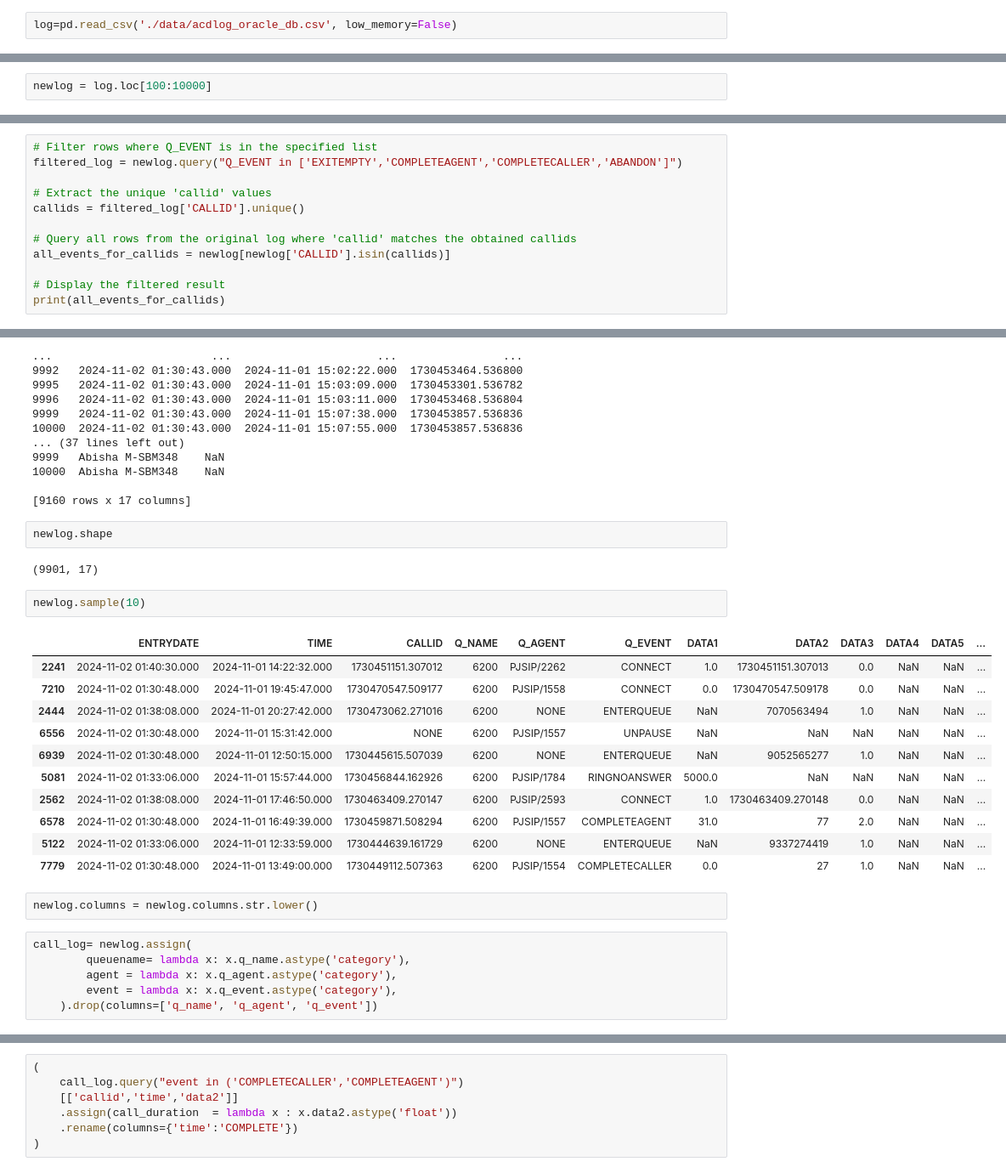
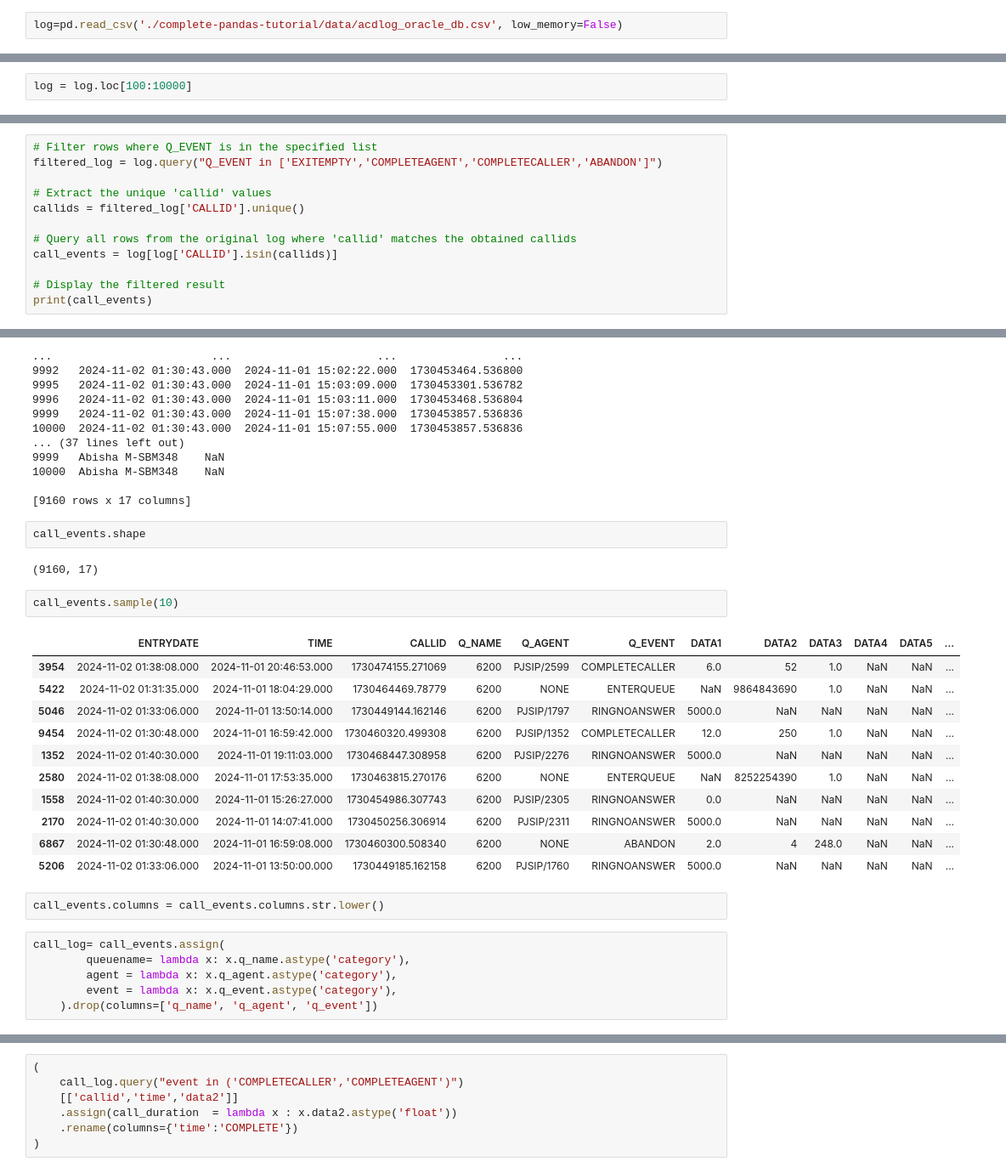
Before and after one commit to shahid-laskar/keith-acd, a Jupyter notebook: keith.ipynb, the cells around one changed output, grey strips where cells are left out. Shown at 85% size. Saved outputs shown, nothing was run; the diff lists cells and outputs as text.

```diff
--- a/keith.ipynb
+++ b/keith.ipynb
@@ -12,7 +12,7 @@ df.head()
 | w | 7 | 8 | 9 |
 | x | 10 | 11 | 12 |
 # %%
-log=pd.read_csv('./data/acdlog_oracle_db.csv', low_memory=False)
+log=pd.read_csv('./complete-pandas-tutorial/data/acdlog_oracle_db.csv', low_memory=False)
 # %%
 log.head()
 # %% [output]
@@ -30,4 +30,4 @@ Index(['ENTRYDATE', 'TIME', 'CALLID', 'Q_NAME', 'Q_AGENT', 'Q_EVENT', 'DATA1',
        'CIRCLE', 'ZONE', 'AGENT_NAME', 'STATE'],
       dtype='object')
 # %%
-newlog = log.loc[100:10000]
+log = log.loc[100:10000]
@@ -34,15 +59,15 @@ newlog = log.loc[100:10000]
 # %%
 # Filter rows where Q_EVENT is in the specified list
-filtered_log = newlog.query("Q_EVENT in ['EXITEMPTY','COMPLETEAGENT','COMPLETECALLER','ABANDON']")
+filtered_log = log.query("Q_EVENT in ['EXITEMPTY','COMPLETEAGENT','COMPLETECALLER','ABANDON']")
 
 # Extract the unique 'callid' values
 callids = filtered_log['CALLID'].unique()
 
 # Query all rows from the original log where 'callid' matches the obtained callids
-all_events_for_callids = newlog[newlog['CALLID'].isin(callids)]
+call_events = log[log['CALLID'].isin(callids)]
 
 # Display the filtered result
-print(all_events_for_callids)
+print(call_events)
 # %% [output]
                      ENTRYDATE                     TIME             CALLID  \
 100    2024-11-02 01:40:30.000  2024-11-01 13:21:09.000  1730447458.306459
@@ -62,27 +87,27 @@ print(all_events_for_callids)
 
 [9160 rows x 17 columns]
 # %%
-newlog.shape
+call_events.shape
 # %% [output]
-(9901, 17)
+(9160, 17)
 # %%
-newlog.sample(10)
+call_events.sample(10)
 # %% [output]
 |  | ENTRYDATE | TIME | CALLID | Q_NAME | Q_AGENT | Q_EVENT | DATA1 | DATA2 | DATA3 | DATA4 | DATA5 | ... |
-| 2241 | 2024-11-02 01:40:30.000 | 2024-11-01 14:22:32.000 | 1730451151.307012 | 6200 | PJSIP/2262 | CONNECT | 1.0 | 1730451151.307013 | 0.0 | NaN | NaN | ... |
-| 7210 | 2024-11-02 01:30:48.000 | 2024-11-01 19:45:47.000 | 1730470547.509177 | 6200 | PJSIP/1558 | CONNECT | 0.0 | 1730470547.509178 | 0.0 | NaN | NaN | ... |
-| 2444 | 2024-11-02 01:38:08.000 | 2024-11-01 20:27:42.000 | 1730473062.271016 | 6200 | NONE | ENTERQUEUE | NaN | 7070563494 | 1.0 | NaN | NaN | ... |
-| 6556 | 2024-11-02 01:30:48.000 | 2024-11-01 15:31:42.000 | NONE | 6200 | PJSIP/1557 | UNPAUSE | NaN | NaN | NaN | NaN | NaN | ... |
-| 6939 | 2024-11-02 01:30:48.000 | 2024-11-01 12:50:15.000 | 1730445615.507039 | 6200 | NONE | ENTERQUEUE | NaN | 9052565277 | 1.0 | NaN | NaN | ... |
-| 5081 | 2024-11-02 01:33:06.000 | 2024-11-01 15:57:44.000 | 1730456844.162926 | 6200 | PJSIP/1784 | RINGNOANSWER | 5000.0 | NaN | NaN | NaN | NaN | ... |
-| 2562 | 2024-11-02 01:38:08.000 | 2024-11-01 17:46:50.000 | 1730463409.270147 | 6200 | PJSIP/2593 | CONNECT | 1.0 | 1730463409.270148 | 0.0 | NaN | NaN | ... |
-| 6578 | 2024-11-02 01:30:48.000 | 2024-11-01 16:49:39.000 | 1730459871.508294 | 6200 | PJSIP/1557 | COMPLETEAGENT | 31.0 | 77 | 2.0 | NaN | NaN | ... |
-| 5122 | 2024-11-02 01:33:06.000 | 2024-11-01 12:33:59.000 | 1730444639.161729 | 6200 | NONE | ENTERQUEUE | NaN | 9337274419 | 1.0 | NaN | NaN | ... |
-| 7779 | 2024-11-02 01:30:48.000 | 2024-11-01 13:49:00.000 | 1730449112.507363 | 6200 | PJSIP/1554 | COMPLETECALLER | 0.0 | 27 | 1.0 | NaN | NaN | ... |
+| 3954 | 2024-11-02 01:38:08.000 | 2024-11-01 20:46:53.000 | 1730474155.271069 | 6200 | PJSIP/2599 | COMPLETECALLER | 6.0 | 52 | 1.0 | NaN | NaN | ... |
+| 5422 | 2024-11-02 01:31:35.000 | 2024-11-01 18:04:29.000 | 1730464469.78779 | 6200 | NONE | ENTERQUEUE | NaN | 9864843690 | 1.0 | NaN | NaN | ... |
+| 5046 | 2024-11-02 01:33:06.000 | 2024-11-01 13:50:14.000 | 1730449144.162146 | 6200 | PJSIP/1797 | RINGNOANSWER | 5000.0 | NaN | NaN | NaN | NaN | ... |
+| 9454 | 2024-11-02 01:30:48.000 | 2024-11-01 16:59:42.000 | 1730460320.499308 | 6200 | PJSIP/1352 | COMPLETECALLER | 12.0 | 250 | 1.0 | NaN | NaN | ... |
+| 1352 | 2024-11-02 01:40:30.000 | 2024-11-01 19:11:03.000 | 1730468447.308958 | 6200 | PJSIP/2276 | RINGNOANSWER | 5000.0 | NaN | NaN | NaN | NaN | ... |
+| 2580 | 2024-11-02 01:38:08.000 | 2024-11-01 17:53:35.000 | 1730463815.270176 | 6200 | NONE | ENTERQUEUE | NaN | 8252254390 | 1.0 | NaN | NaN | ... |
+| 1558 | 2024-11-02 01:40:30.000 | 2024-11-01 15:26:27.000 | 1730454986.307743 | 6200 | PJSIP/2305 | RINGNOANSWER | 0.0 | NaN | NaN | NaN | NaN | ... |
+| 2170 | 2024-11-02 01:40:30.000 | 2024-11-01 14:07:41.000 | 1730450256.306914 | 6200 | PJSIP/2311 | RINGNOANSWER | 5000.0 | NaN | NaN | NaN | NaN | ... |
+| 6867 | 2024-11-02 01:30:48.000 | 2024-11-01 16:59:08.000 | 1730460300.508340 | 6200 | NONE | ABANDON | 2.0 | 4 | 248.0 | NaN | NaN | ... |
+| 5206 | 2024-11-02 01:33:06.000 | 2024-11-01 13:50:00.000 | 1730449185.162158 | 6200 | PJSIP/1760 | RINGNOANSWER | 5000.0 | NaN | NaN | NaN | NaN | ... |
 # %%
-newlog.columns = newlog.columns.str.lower()
+call_events.columns = call_events.columns.str.lower()
 # %%
-call_log= newlog.assign(
+call_log= call_events.assign(
         queuename= lambda x: x.q_name.astype('category'),
         agent = lambda x: x.q_agent.astype('category'),
         event = lambda x: x.q_event.astype('category'),
```
Also changed, not shown: parts of 12 cells of this notebook, 3 other files.
